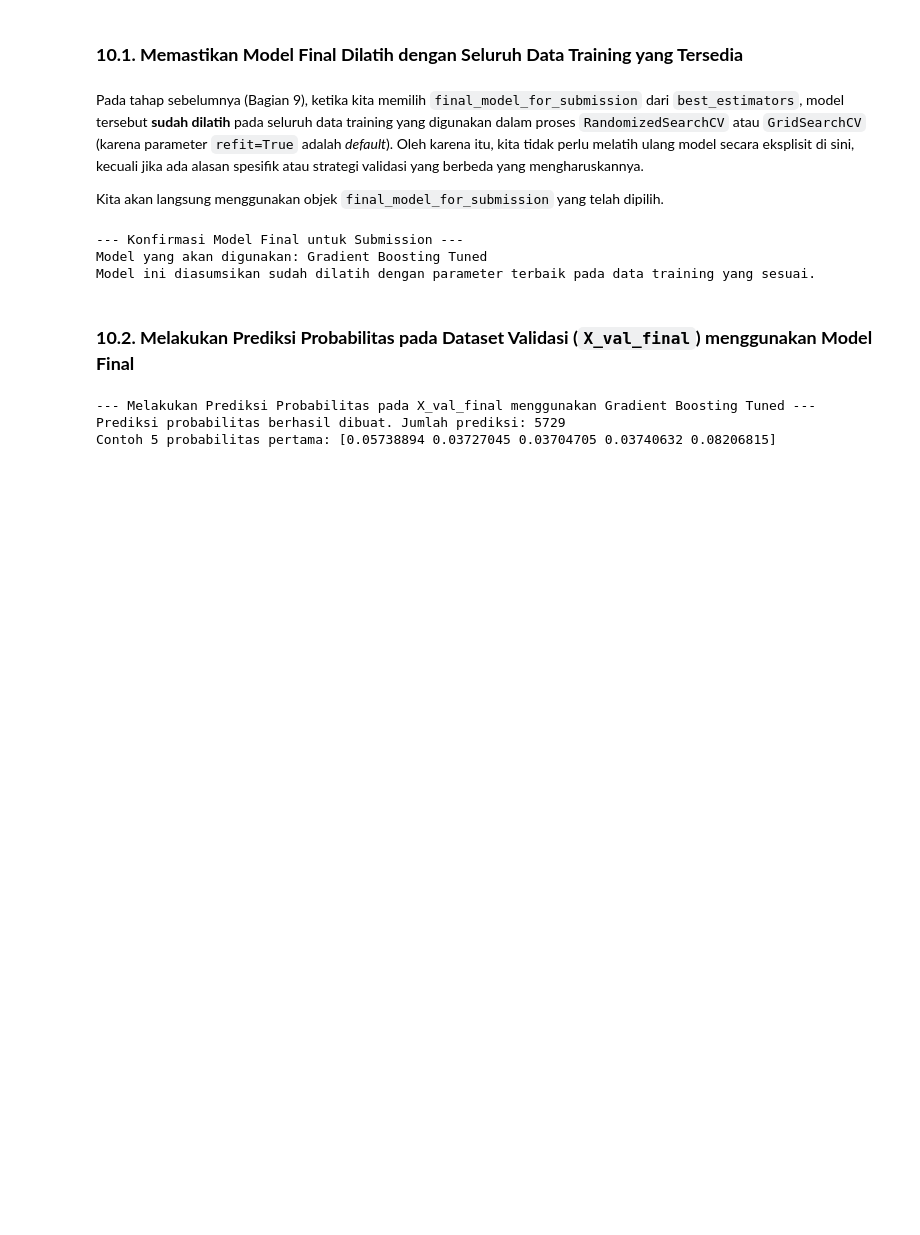
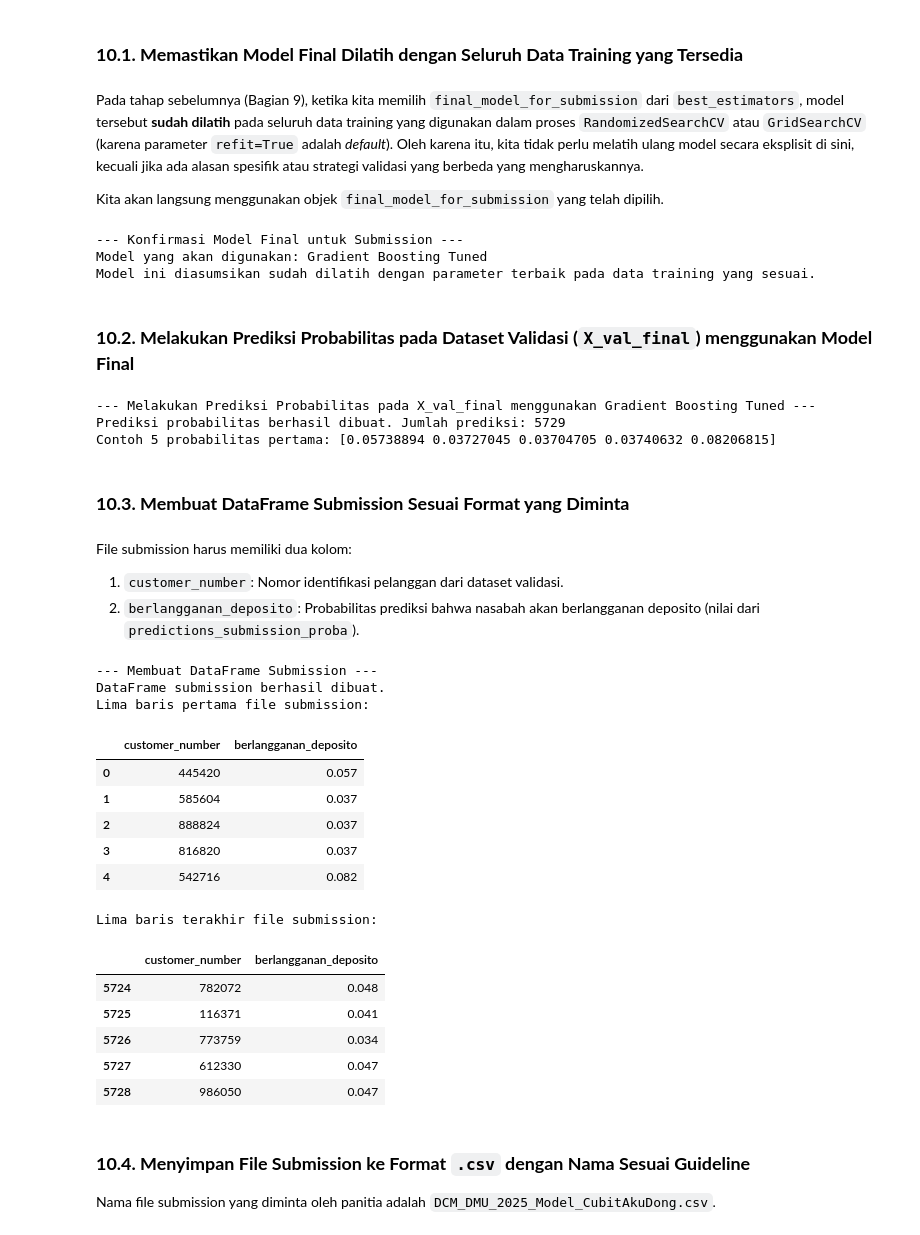
Before and after one commit to LatiefDataVisionary/data-quest-challenge-dsi-2025, a Jupyter notebook: notebooks/DCM_DMU_2025_Notebook_Cubit_Aku_Dong.ipynb, the cells around one changed output. Saved outputs shown, nothing was run; the diff lists cells and outputs as text; code cells hidden in the pictures; blank space fills up the shorter version.

Commit message:
10.4. Menyimpan File Submission ke Format .csv dengan Nama Sesuai Guideline

```diff
--- a/notebooks/DCM_DMU_2025_Notebook_Cubit_Aku_Dong.ipynb
+++ b/notebooks/DCM_DMU_2025_Notebook_Cubit_Aku_Dong.ipynb
@@ -3053,3 +3053,60 @@ else:
 --- Melakukan Prediksi Probabilitas pada X_val_final menggunakan Gradient Boosting Tuned ---
 Prediksi probabilitas berhasil dibuat. Jumlah prediksi: 5729
 Contoh 5 probabilitas pertama: [0.05738894 0.03727045 0.03704705 0.03740632 0.08206815]
+# %% [markdown]
+### **10.3. Membuat DataFrame Submission Sesuai Format yang Diminta**
+# %% [markdown]
+File submission harus memiliki dua kolom:
+1.  `customer_number`: Nomor identifikasi pelanggan dari dataset validasi.
+2.  `berlangganan_deposito`: Probabilitas prediksi bahwa nasabah akan berlangganan deposito (nilai dari `predictions_submission_proba`).
+# %%
+# Sel Kode untuk Membuat DataFrame Submission
+
+submission_df = pd.DataFrame() # Inisialisasi DataFrame kosong
+
+if 'val_customer_numbers' in globals() and len(val_customer_numbers) > 0 and \
+   len(predictions_submission_proba) > 0 and len(val_customer_numbers) == len(predictions_submission_proba):
+
+    print("\n--- Membuat DataFrame Submission ---")
+    submission_df = pd.DataFrame({
+        'customer_number': val_customer_numbers, # Diambil dari tahap pra-pemrosesan (Bagian 5.1)
+        'berlangganan_deposito': predictions_submission_proba
+    })
+
+    print("DataFrame submission berhasil dibuat.")
+    print("Lima baris pertama file submission:")
+    display(submission_df.head())
+    print("\nLima baris terakhir file submission:")
+    display(submission_df.tail())
+
+elif 'val_customer_numbers' not in globals() or len(val_customer_numbers) == 0:
+    print("[ERROR] Variabel 'val_customer_numbers' (berisi ID pelanggan dari set validasi) tidak ditemukan atau kosong.")
+    print("Pastikan variabel ini sudah disimpan dengan benar dari data validasi asli sebelum pra-pemrosesan.")
+elif len(predictions_submission_proba) == 0:
+    print("[ERROR] Array 'predictions_submission_proba' kosong. Tidak ada prediksi untuk disimpan.")
+elif len(val_customer_numbers) != len(predictions_submission_proba):
+    print(f"[ERROR] Jumlah customer_number ({len(val_customer_numbers)}) tidak sama dengan jumlah prediksi ({len(predictions_submission_proba)}).")
+    print("Ini adalah masalah serius yang perlu diperbaiki. Periksa kembali alur data.")
+else:
+    print("Gagal membuat DataFrame submission karena data tidak lengkap atau tidak konsisten.")
+# %% [output]
+--- Membuat DataFrame Submission ---
+DataFrame submission berhasil dibuat.
+Lima baris pertama file submission:
+|  | customer_number | berlangganan_deposito |
+| 0 | 445420 | 0.057 |
+| 1 | 585604 | 0.037 |
+| 2 | 888824 | 0.037 |
+| 3 | 816820 | 0.037 |
+| 4 | 542716 | 0.082 |
+Lima baris terakhir file submission:
+|  | customer_number | berlangganan_deposito |
+| 5724 | 782072 | 0.048 |
+| 5725 | 116371 | 0.041 |
+| 5726 | 773759 | 0.034 |
+| 5727 | 612330 | 0.047 |
+| 5728 | 986050 | 0.047 |
+# %% [markdown]
+### **10.4. Menyimpan File Submission ke Format `.csv` dengan Nama Sesuai Guideline**
+
+Nama file submission yang diminta oleh panitia adalah `DCM_DMU_2025_Model_CubitAkuDong.csv`.
```
Also changed, not shown: parts of 1 cell of this notebook.
